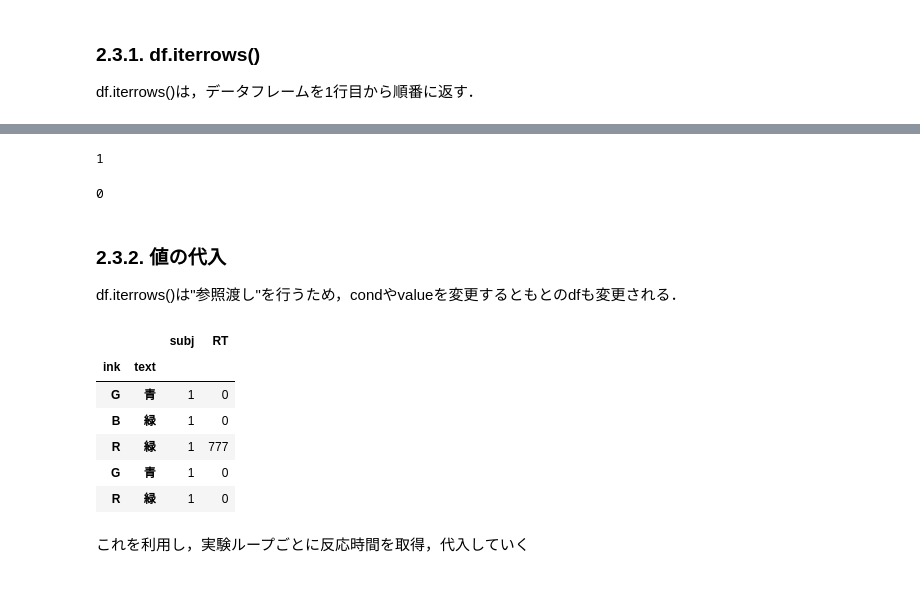
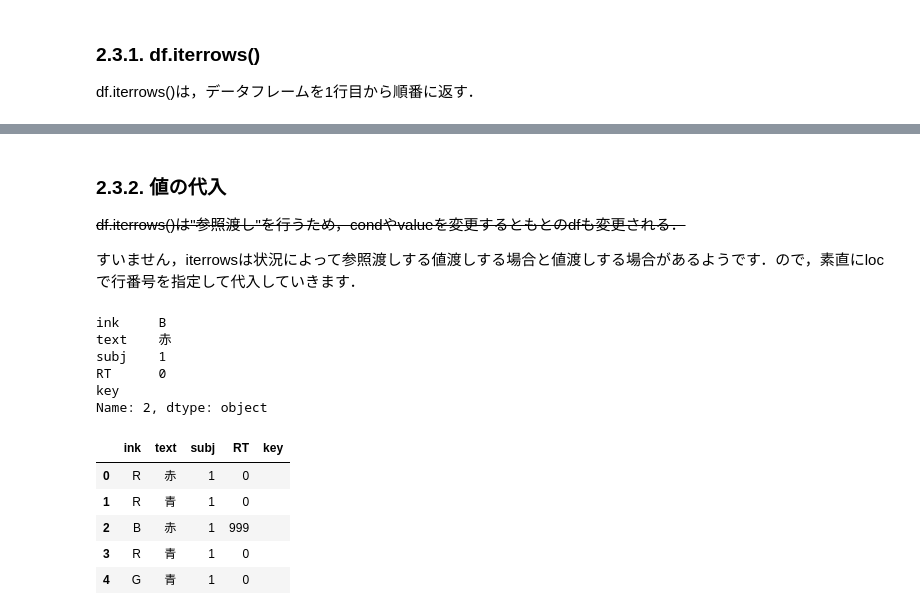
Before and after one commit to mytk0u0/psyexp-tutorial-2017, a Jupyter notebook: introduction/2.心理学実験のための知識.ipynb, the cells around one changed output, grey strips where cells are left out. Cells and saved outputs as stored; diff of their text form; code cells hidden in the pictures; blank space fills up the shorter version.

```diff
--- a/introduction/2.心理学実験のための知識.ipynb
+++ b/introduction/2.心理学実験のための知識.ipynb
@@ -30,0 +19,5 @@ df
+# %%
+# 慣れるとpd.MultiIndexも便利です．興味がある方はぜひ．
+conditions = list(itertools.product(('a1', 'a2'), ('b1', 'b2', 'b3')))
+df = pd.DataFrame(conditions, columns=['A', 'B'])
+df.head()
@@ -33,3 +33,4 @@ df
 # %%
 df['subj'] = 1
-df
+df['RT'] = 0
+df['key'] = ''
@@ -108,12 +108,15 @@ df
 # %% [markdown]
 ## 2.2. 例: Stroop課題の実験用データフレームを作成する
 # %%
-SUBJCT_ID = 1
+SUBJECT_ID = 1
 N_REPEAT = 3
 
-index = pd.MultiIndex.from_product([['R', 'G', 'B'], ['赤', '緑', '青']], names=['ink', 'text'])
-columns = ['subj', 'RT']
-df = pd.DataFrame(0, index=index, columns=columns)
+# 慣れるとpd.MultiIndexも便利です．興味がある方はぜひ．
+conditions = list(itertools.product(('R', 'G', 'B'), ('赤', '緑', '青')))
+df = pd.DataFrame(conditions, columns=['ink', 'text'])
+df['subj']  = SUBJECT_ID
+df['RT'] = 0
+df['key'] = ''
 
 # 繰り返し
 li = []
@@ -121,12 +124,10 @@ for i in range(N_REPEAT):
     li.append(df)
 df = pd.concat(li)  # or df = pd.concat([df for i in range(N_REPEAT)])
 
-# 被験者IDをつけておく
-df['subj'] = SUBJCT_ID
-
 # ランダマイズ
 randomized_index = np.random.permutation(len(df))
 df = df.iloc[randomized_index, :]
+df.reset_index(inplace=True, drop=True)
 # %%
 df  # 3 * 3水準，繰り返し3回 = 27行のデータフレームが作成された．
 # %% [output]
@@ -157,10 +157,10 @@ df  # 3 * 3水準，繰り返し3回 = 27行のデータフレームが作成さ
 ### 2.3.1. df.iterrows()
 df.iterrows()は，データフレームを1行目から順番に返す．
 # %%
-for cond, value in df[:3].iterrows():  # dfの頭3行
+for index, values in df[:3].iterrows():  # dfの頭3行
     print('================')
-    print(cond)
+    print(index)
     print('----------------')
-    print(value)
+    print(values)
 # %% [output]
 ================
@@ -184,11 +183,5 @@ Name: (R, 緑), dtype: int64
-# %%
-value.subj
-# %% [output]
-1
-# %%
-value.RT
-# %% [output]
-0
 # %% [markdown]
 ### 2.3.2. 値の代入
-df.iterrows()は"参照渡し"を行うため，condやvalueを変更するともとのdfも変更される．
+~~df.iterrows()は"参照渡し"を行うため，condやvalueを変更するともとのdfも変更される．~~
+
+すいません，iterrowsは状況によって参照渡しする値渡しする場合と値渡しする場合があるようです．ので，素直にlocで行番号を指定して代入していきます．
@@ -197,12 +188,19 @@ value.RT = 777
+# %%
+df.loc[index, :]  # ↑のループで，indexには2が入っている．
+# %% [output]
+ink     B
+text    赤
+subj    1
+RT      0
+key
+Name: 2, dtype: object
 # %%
+df.loc[index, 'RT'] = 999
 df.head()  # 頭5行を表示
 # %% [output]
-|  |  | subj | RT |
-| ink | text |  |  |
-| G | 青 | 1 | 0 |
-| B | 緑 | 1 | 0 |
-| R | 緑 | 1 | 777 |
-| G | 青 | 1 | 0 |
-| R | 緑 | 1 | 0 |
+|  | ink | text | subj | RT | key |
+| 0 | R | 赤 | 1 | 0 |  |
+| 1 | R | 青 | 1 | 0 |  |
+| 2 | B | 赤 | 1 | 999 |  |
+| 3 | R | 青 | 1 | 0 |  |
+| 4 | G | 青 | 1 | 0 |  |
-# %% [markdown]
-これを利用し，実験ループごとに反応時間を取得，代入していく
```
Also changed, not shown: parts of 13 cells of this notebook, 12 other files.
